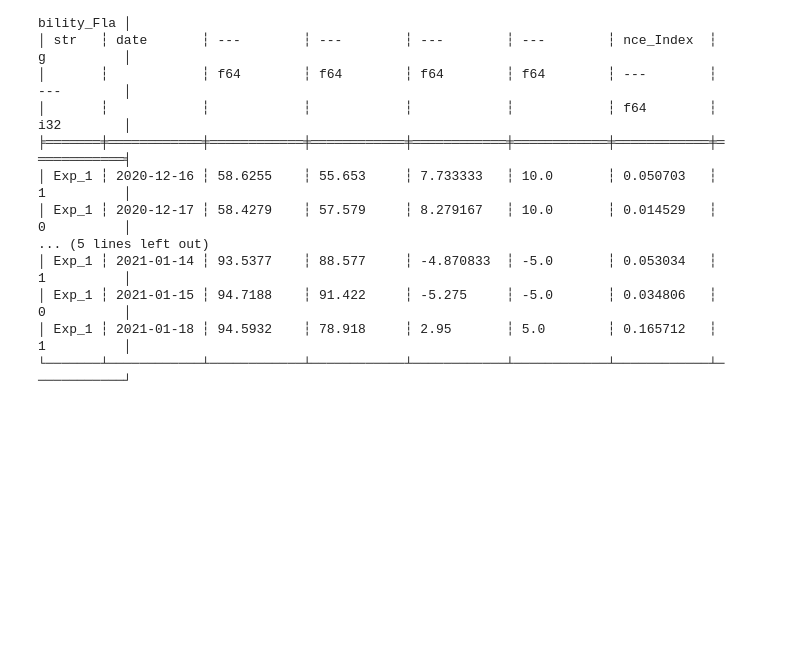
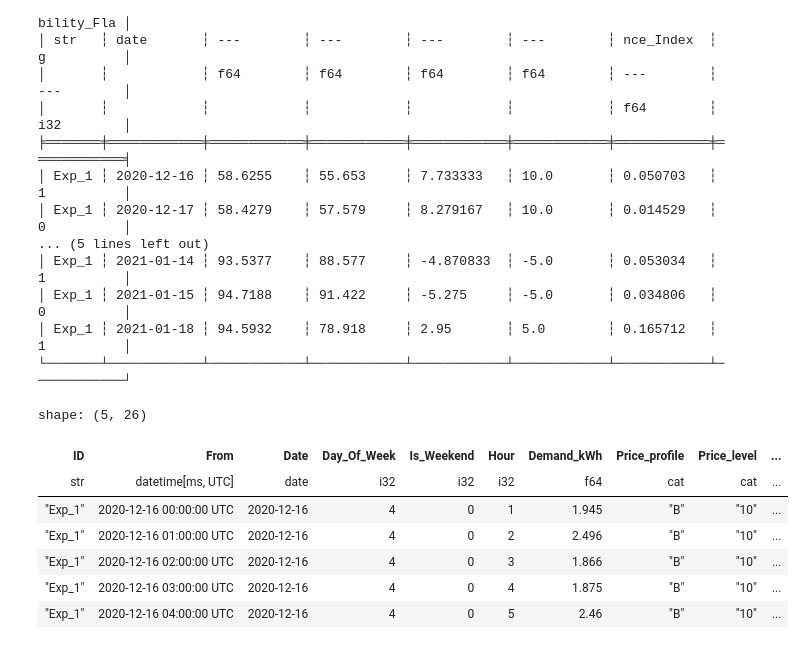
Before and after one commit to MartinOmasta/team_omega, a Jupyter notebook: notebooks/03_preprocessing_and_leakage_prevention.ipynb, the cells around one changed output. Saved outputs shown, nothing was run; the diff lists cells and outputs as text; code cells hidden in the pictures; blank space fills up the shorter version.

```diff
--- a/notebooks/03_preprocessing_and_leakage_prevention.ipynb
+++ b/notebooks/03_preprocessing_and_leakage_prevention.ipynb
@@ -311,6 +315,7 @@ Total rows in df: 8815625 and Total columns in df: 20
 # Prepare to calculate hourly FPI (240-hour / 10-day prior lookback window)
 epsilon = 1e-6  # Smoothing constant to prevent division-by-zero
 window_hours = 240  # 10 days * 24 hours
+High_Flexibility_Percentage_Threshold = 0.05  # Establish 5% positive change in FPI as customers who are very responsive to Price Signals
 
 # 1) SORT CHRONOLOGICALLY BY HOUSEHOLD & TIMESTAMP (KEEP ALL COLUMNS INTACT)
 df_hourly_sorted = (
@@ -328,7 +333,7 @@ df_hourly_baseline = (
     .with_columns(
         E_base_peak=(
             pl.col("E_actual_peak")
-            .shift(1)
+            .shift(1)   # Move values down by 1 row to ensure we don't use current or future data and prevent leakage
             .rolling_mean(window_size=window_hours, min_samples=1)
             .over("ID")
         ),
@@ -365,7 +370,7 @@ df_fpi_hourly_experiment = (
         )
     )
     .with_columns(
-        High_Flexibility_Flag=(pl.col("Flexibility_Performance_Index") > 0.05).cast(pl.Int32)
+        High_Flexibility_Flag=(pl.col("Flexibility_Performance_Index") > High_Flexibility_Percentage_Threshold).cast(pl.Int32)
     )
 )
 
@@ -519,3 +524,15 @@ shape: (10, 8)
 └───────┴────────────┴────────────┴────────────┴────────────┴────────────┴────────────┴────────────┘
 # %%
 #what_percentage_missing(df_fpi_hourly_experiment)
+# %%
+with pl.Config(tbl_cols=-1, tbl_width_chars=-1):
+    display(df_fpi_hourly_experiment.head())
+# %% [output]
+shape: (5, 26)
+| ID | From | Date | Day_Of_Week | Is_Weekend | Hour | Demand_kWh | Price_profile | Price_level | ... |
+| str | datetime[ms, UTC] | date | i32 | i32 | i32 | f64 | cat | cat | ... |
+| "Exp_1" | 2020-12-16 00:00:00 UTC | 2020-12-16 | 4 | 0 | 1 | 1.945 | "B" | "10" | ... |
+| "Exp_1" | 2020-12-16 01:00:00 UTC | 2020-12-16 | 4 | 0 | 2 | 2.496 | "B" | "10" | ... |
+| "Exp_1" | 2020-12-16 02:00:00 UTC | 2020-12-16 | 4 | 0 | 3 | 1.866 | "B" | "10" | ... |
+| "Exp_1" | 2020-12-16 03:00:00 UTC | 2020-12-16 | 4 | 0 | 4 | 1.875 | "B" | "10" | ... |
+| "Exp_1" | 2020-12-16 04:00:00 UTC | 2020-12-16 | 4 | 0 | 5 | 2.46 | "B" | "10" | ... |
```
Also changed, not shown: parts of 8 cells of this notebook.
